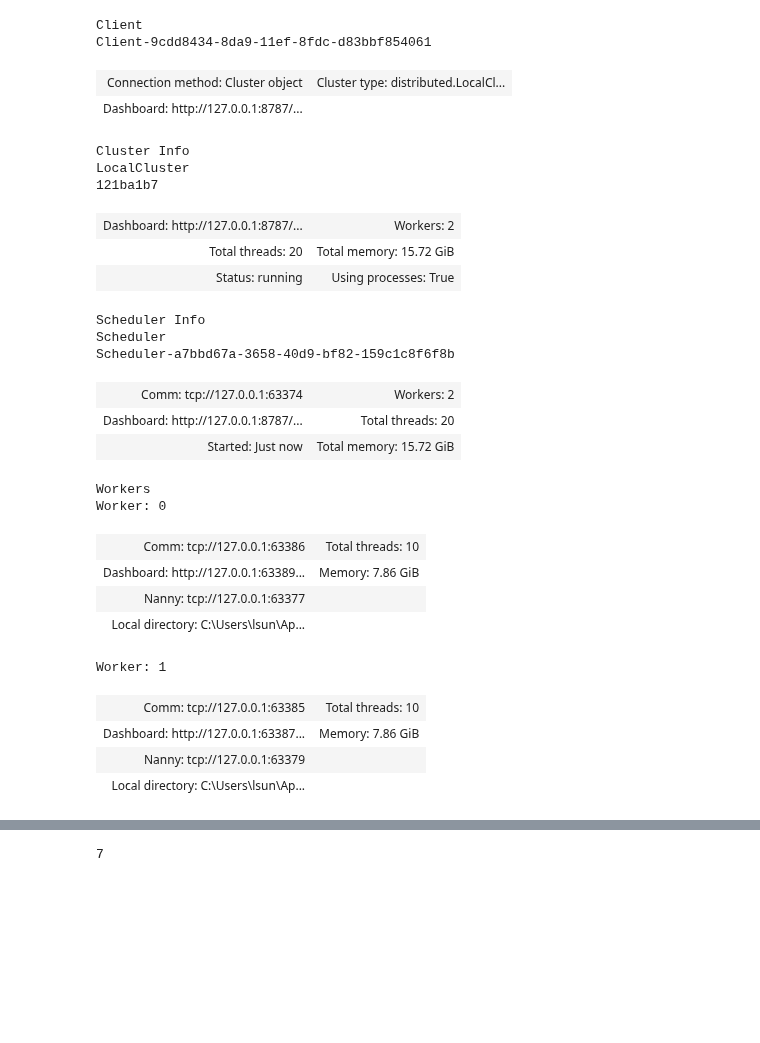
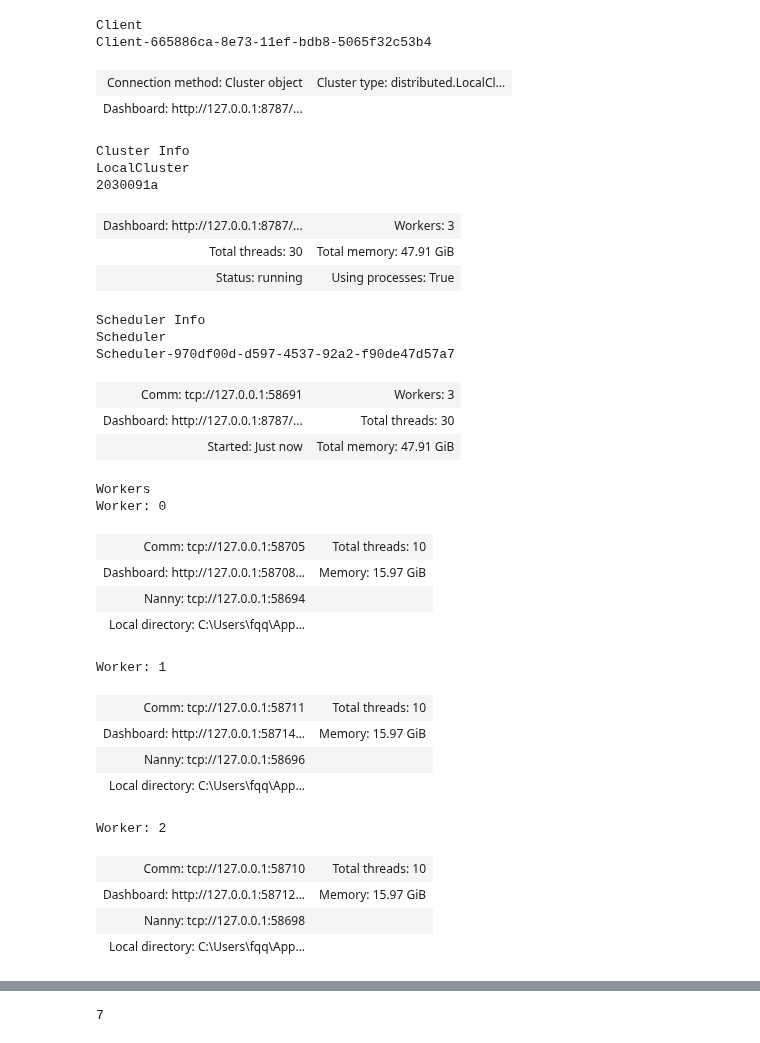
Before and after one commit to aaradar/LEAF_runner, a Jupyter notebook: Mosaic.ipynb, the cells around one changed output, grey strips where cells are left out. Cells and saved outputs as stored; diff of their text form; code cells hidden in the pictures; blank space fills up the shorter version.

```diff
--- a/Mosaic.ipynb
+++ b/Mosaic.ipynb
@@ -15,34 +15,39 @@ import LEAFProduction as LP
 # %%
 from dask.distributed import LocalCluster
 
-cluster = LocalCluster(n_workers = 2, threads_per_worker = 10) # Refined through testing
+cluster = LocalCluster(n_workers = 3, threads_per_worker = 10) # Refined through testing
 client = cluster.get_client()
 client # Can open in other window by clicking 'Dashboard' link below
 # %% [output]
 Client
-Client-9cdd8434-8da9-11ef-8fdc-d83bbf854061
+Client-665886ca-8e73-11ef-bdb8-5065f32c53b4
 | Connection method: Cluster object | Cluster type: distributed.LocalCl... |
 | Dashboard: http://127.0.0.1:8787/... |  |
 Cluster Info
 LocalCluster
-121ba1b7
+2030091a
-| Dashboard: http://127.0.0.1:8787/... | Workers: 2 |
-| Total threads: 20 | Total memory: 15.72 GiB |
+| Dashboard: http://127.0.0.1:8787/... | Workers: 3 |
+| Total threads: 30 | Total memory: 47.91 GiB |
 | Status: running | Using processes: True |
 Scheduler Info
 Scheduler
-Scheduler-a7bbd67a-3658-40d9-bf82-159c1c8f6f8b
+Scheduler-970df00d-d597-4537-92a2-f90de47d57a7
-| Comm: tcp://127.0.0.1:63374 | Workers: 2 |
-| Dashboard: http://127.0.0.1:8787/... | Total threads: 20 |
-| Started: Just now | Total memory: 15.72 GiB |
+| Comm: tcp://127.0.0.1:58691 | Workers: 3 |
+| Dashboard: http://127.0.0.1:8787/... | Total threads: 30 |
+| Started: Just now | Total memory: 47.91 GiB |
 Workers
 Worker: 0
-| Comm: tcp://127.0.0.1:63386 | Total threads: 10 |
-| Dashboard: http://127.0.0.1:63389... | Memory: 7.86 GiB |
-| Nanny: tcp://127.0.0.1:63377 |  |
-| Local directory: C:\Users\lsun\Ap... |  |
+| Comm: tcp://127.0.0.1:58705 | Total threads: 10 |
+| Dashboard: http://127.0.0.1:58708... | Memory: 15.97 GiB |
+| Nanny: tcp://127.0.0.1:58694 |  |
+| Local directory: C:\Users\fqq\App... |  |
 Worker: 1
-| Comm: tcp://127.0.0.1:63385 | Total threads: 10 |
-| Dashboard: http://127.0.0.1:63387... | Memory: 7.86 GiB |
-| Nanny: tcp://127.0.0.1:63379 |  |
-| Local directory: C:\Users\lsun\Ap... |  |
+| Comm: tcp://127.0.0.1:58711 | Total threads: 10 |
+| Dashboard: http://127.0.0.1:58714... | Memory: 15.97 GiB |
+| Nanny: tcp://127.0.0.1:58696 |  |
+| Local directory: C:\Users\fqq\App... |  |
+Worker: 2
+| Comm: tcp://127.0.0.1:58710 | Total threads: 10 |
+| Dashboard: http://127.0.0.1:58712... | Memory: 15.97 GiB |
+| Nanny: tcp://127.0.0.1:58698 |  |
+| Local directory: C:\Users\fqq\App... |  |
```
Also changed, not shown: parts of 3 cells of this notebook, 1 other file.
